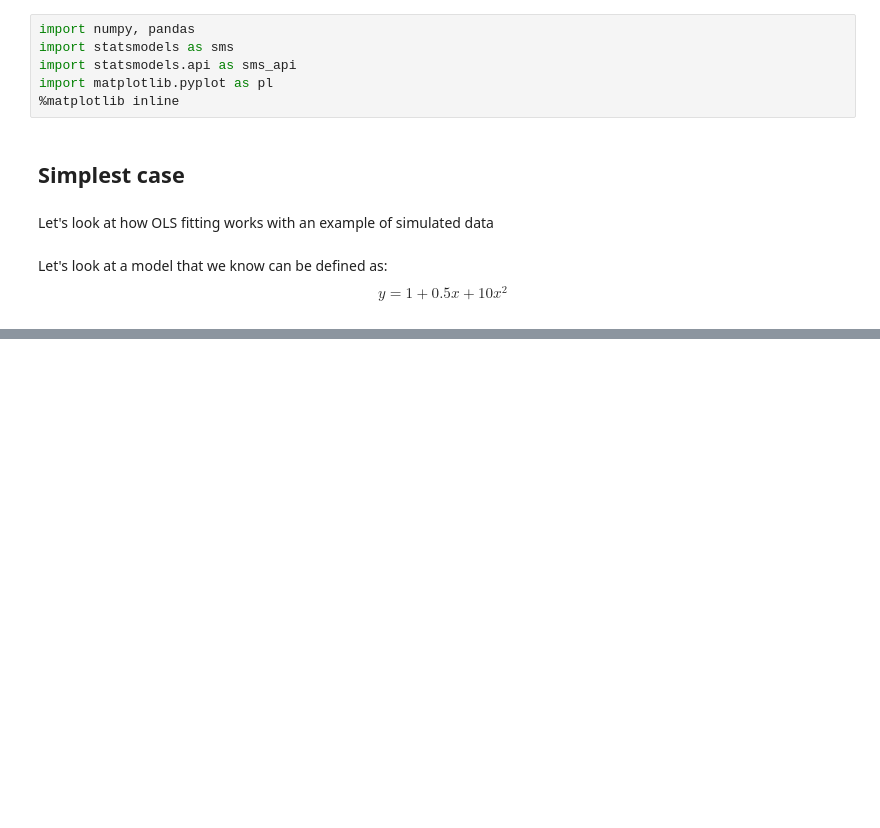
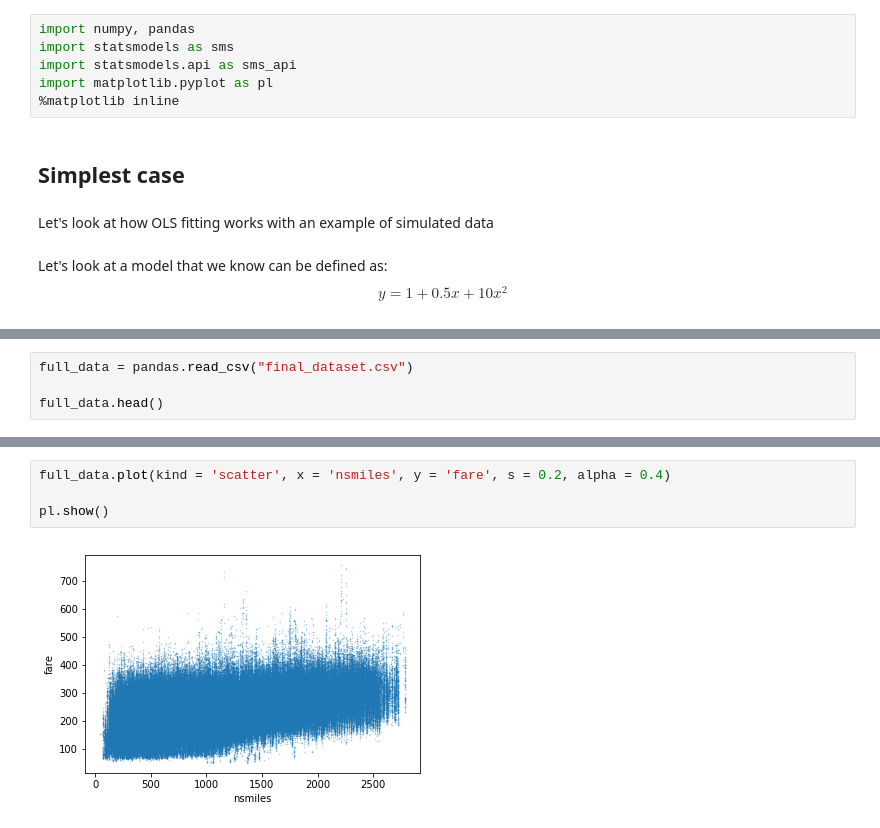
Before and after one commit to NihanPol/intro_pandas_and_seaborn, a Jupyter notebook: Chap_4_statistics_w_statsmodels.ipynb, the cells around one changed output, grey strips where cells are left out. Saved outputs shown, nothing was run; the diff lists cells and outputs as text; blank space fills up the shorter version.

```diff
--- a/Chap_4_statistics_w_statsmodels.ipynb
+++ b/Chap_4_statistics_w_statsmodels.ipynb
@@ -116,0 +153,4 @@ Warnings:
+# %%
+full_data = pandas.read_csv("final_dataset.csv")
+
+full_data.head()
@@ -116,0 +164,6 @@ Warnings:
+# %%
+full_data.plot(kind = 'scatter', x = 'nsmiles', y = 'fare', s = 0.2, alpha = 0.4)
+
+pl.show()
+# %% [output]
+[figure, added]
```
Also changed, not shown: parts of 31 cells of this notebook.
